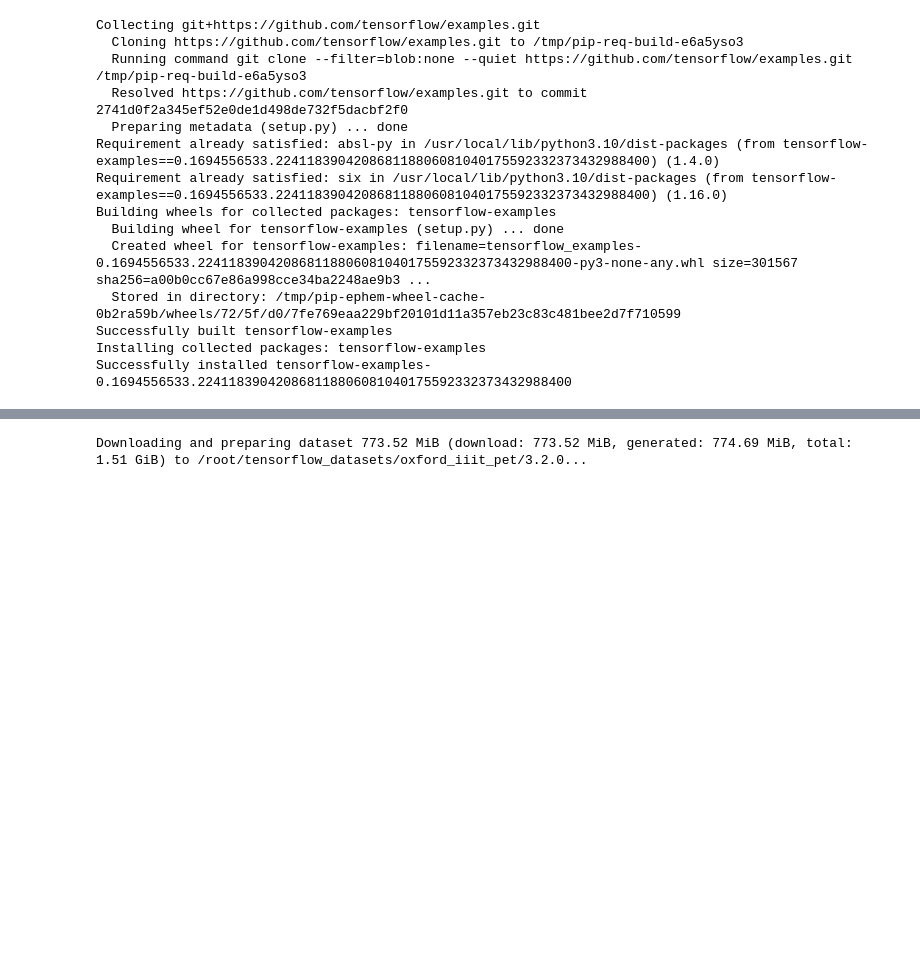
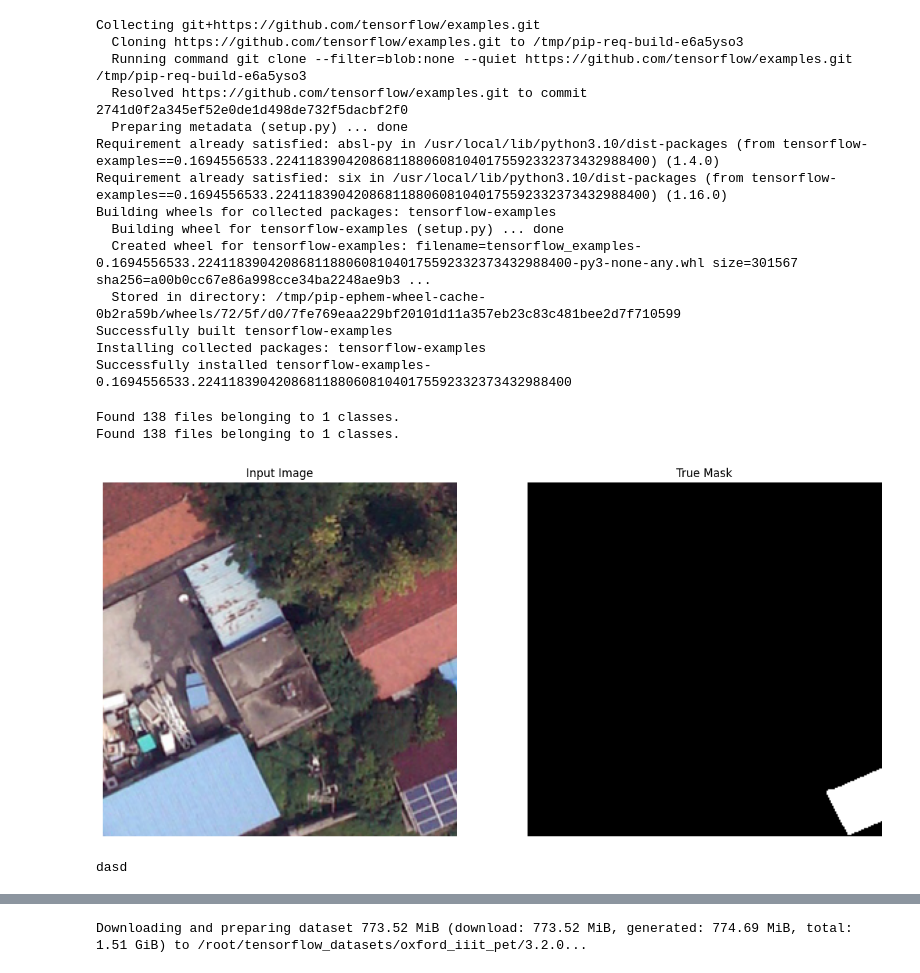
Before and after one commit to mircorudolph/PV_image_segmentation, a Jupyter notebook: 01_model.ipynb, the cells around one changed output, grey strips where cells are left out. Saved outputs shown, nothing was run; the diff lists cells and outputs as text; code cells hidden in the pictures; blank space fills up the shorter version.

```diff
--- a/01_model.ipynb
+++ b/01_model.ipynb
@@ -25,0 +29,7 @@ import matplotlib.pyplot as plt
+# %%
+dataset_images = tf.keras.utils.image_dataset_from_directory("/content/rooftop/images", labels=None, shuffle=False, batch_size = 1)
+dataset_masks = tf.keras.utils.image_dataset_from_directory("/content/rooftop/masks", labels=None, shuffle=False, batch_size = 1)
+dataset = tf.data.Dataset.zip((dataset_images, dataset_masks))
+# %% [output]
+Found 138 files belonging to 1 classes.
+Found 138 files belonging to 1 classes.
@@ -25,0 +48,5 @@ import matplotlib.pyplot as plt
+# %%
+for image, mask in dataset.take(1):
+    display([image[0], mask[0]])
+# %% [output]
+[figure, added]
@@ -25,0 +88,15 @@ import matplotlib.pyplot as plt
+# %%
+train_batches = (
+    dataset
+    #.cache()
+    #.shuffle(BUFFER_SIZE)
+    #.batch(BATCH_SIZE)
+    #.repeat()
+    #.map(Augment())
+    .map(Change())
+    #.prefetch(buffer_size=tf.data.AUTOTUNE)
+    )
+
+#test_batches = test_images.batch(BATCH_SIZE)
+# %% [output]
+dasd
```
Also changed, not shown: parts of 8 cells of this notebook.
